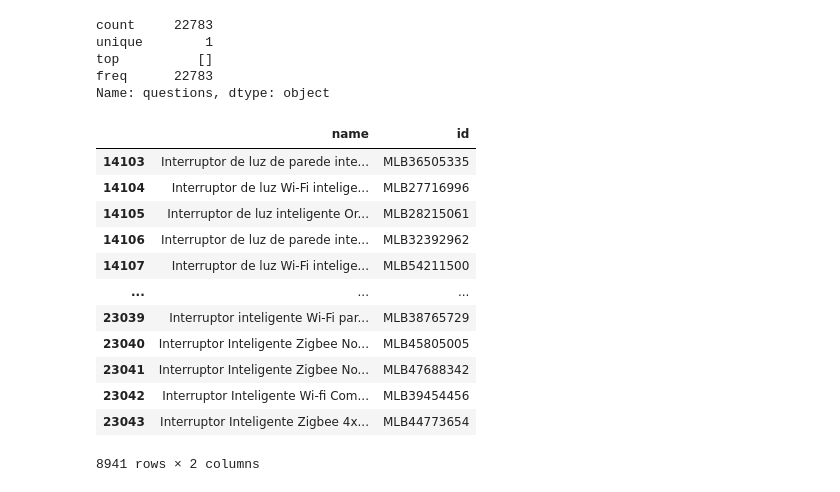
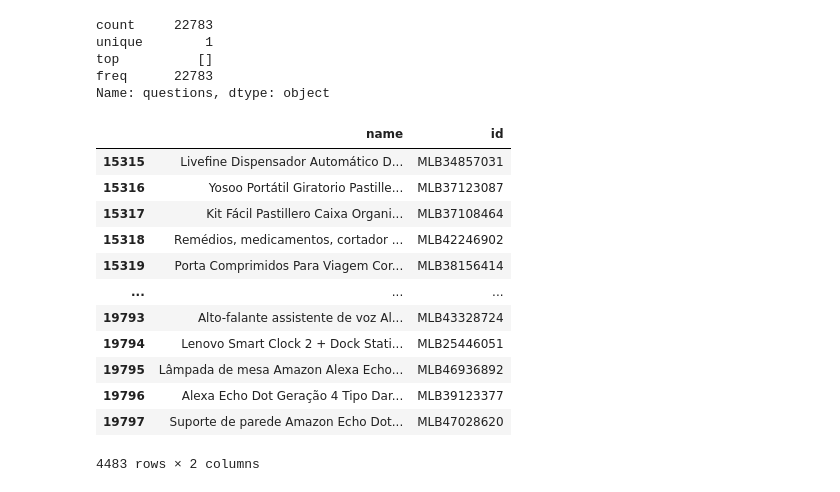
Before and after one commit to JBradachi/tp-nlp, a Jupyter notebook: trabalhoNLP_1.ipynb, the cells around one changed output. Saved outputs shown, nothing was run; the diff lists cells and outputs as text; code cells hidden in the pictures.

```diff
--- a/trabalhoNLP_1.ipynb
+++ b/trabalhoNLP_1.ipynb
@@ -471,24 +471,24 @@ for item in lista_item_ID:
 # %%
 df_características = pd.read_csv("caracteristicas.csv")
 df_sem_duplicatas = df_características.drop_duplicates().reset_index(drop=True)
 # 21826: (23043)
 # 14103:19798
-lista_nomes = df_sem_duplicatas[["name", "id"]].iloc[21826:]
+lista_nomes = df_sem_duplicatas[["name", "id"]].iloc[16263:19798]
 lista_nomes
 # %% [output]
 |  | name | id |
-| 14103 | Interruptor de luz de parede inte... | MLB36505335 |
-| 14104 | Interruptor de luz Wi-Fi intelige... | MLB27716996 |
-| 14105 | Interruptor de luz inteligente Or... | MLB28215061 |
-| 14106 | Interruptor de luz de parede inte... | MLB32392962 |
-| 14107 | Interruptor de luz Wi-Fi intelige... | MLB54211500 |
+| 15315 | Livefine Dispensador Automático D... | MLB34857031 |
+| 15316 | Yosoo Portátil Giratorio Pastille... | MLB37123087 |
+| 15317 | Kit Fácil Pastillero Caixa Organi... | MLB37108464 |
+| 15318 | Remédios, medicamentos, cortador ... | MLB42246902 |
+| 15319 | Porta Comprimidos Para Viagem Cor... | MLB38156414 |
 | ... | ... | ... |
-| 23039 | Interruptor inteligente Wi-Fi par... | MLB38765729 |
-| 23040 | Interruptor Inteligente Zigbee No... | MLB45805005 |
-| 23041 | Interruptor Inteligente Zigbee No... | MLB47688342 |
-| 23042 | Interruptor Inteligente Wi-fi Com... | MLB39454456 |
-| 23043 | Interruptor Inteligente Zigbee 4x... | MLB44773654 |
+| 19793 | Alto-falante assistente de voz Al... | MLB43328724 |
+| 19794 | Lenovo Smart Clock 2 + Dock Stati... | MLB25446051 |
+| 19795 | Lâmpada de mesa Amazon Alexa Echo... | MLB46936892 |
+| 19796 | Alexa Echo Dot Geração 4 Tipo Dar... | MLB39123377 |
+| 19797 | Suporte de parede Amazon Echo Dot... | MLB47028620 |
-8941 rows × 2 columns
+4483 rows × 2 columns
 # %%
 # não há perguntas nem avaliações??
 
```
Also changed, not shown: parts of 2 cells of this notebook, 7 other files.
